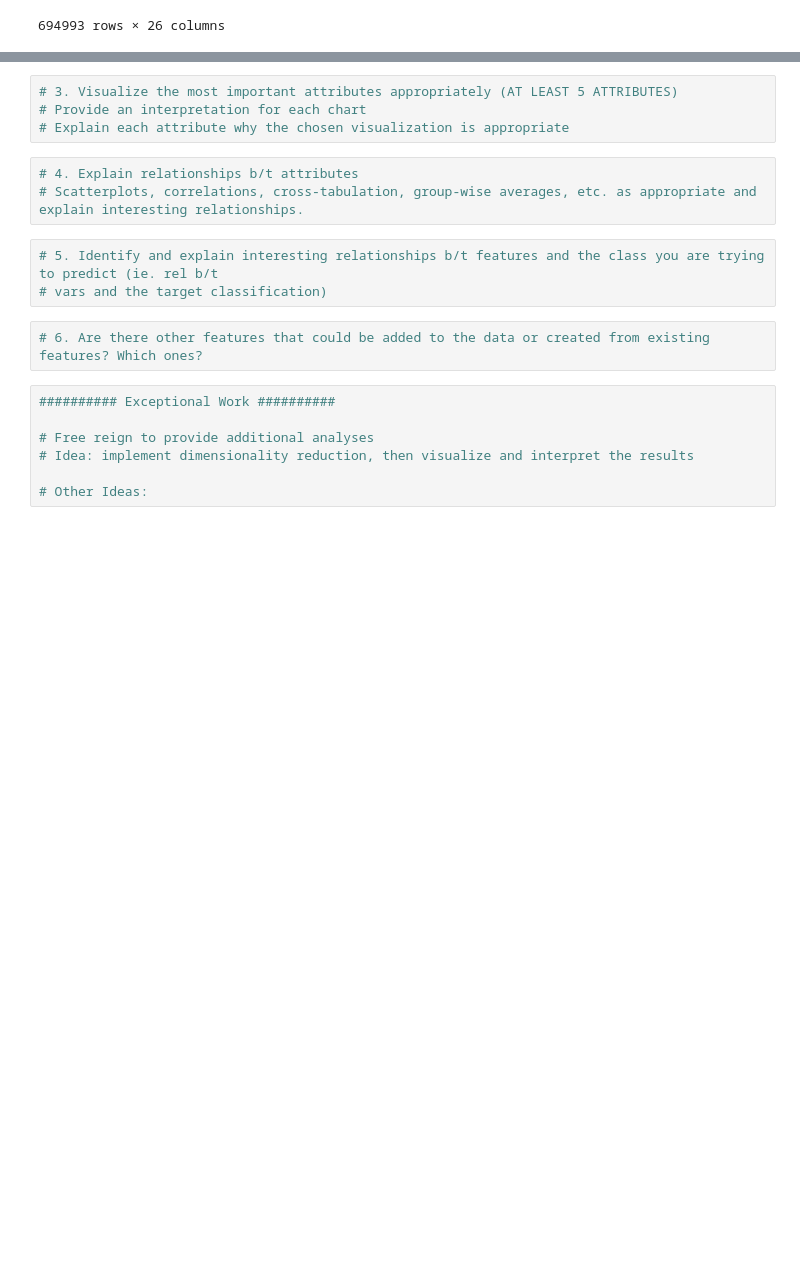
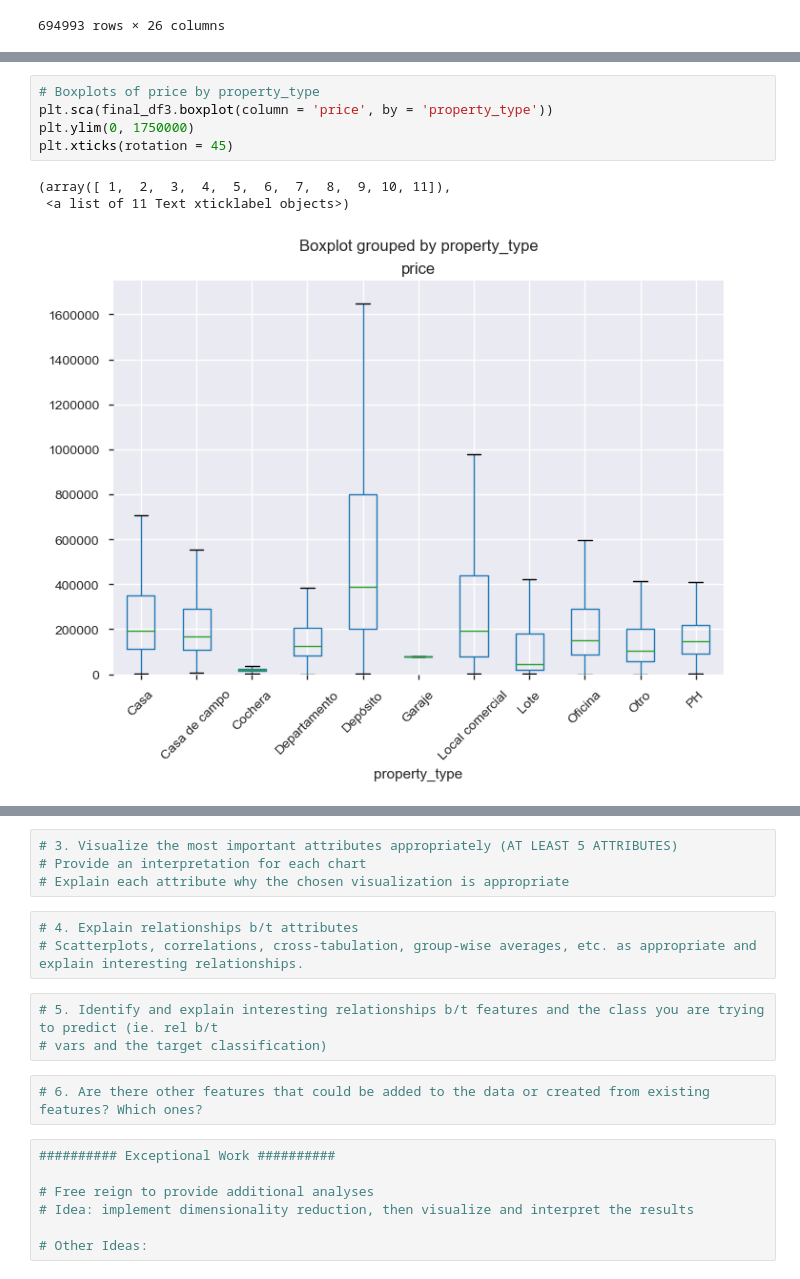
Before and after one commit to DataScienceMustang/DS_7331_MLI_Project1, a Jupyter notebook: Lab1_Code.ipynb, the cells around one changed output, grey strips where cells are left out. Saved outputs shown, nothing was run; the diff lists cells and outputs as text; blank space fills up the shorter version.

```diff
--- a/Lab1_Code.ipynb
+++ b/Lab1_Code.ipynb
@@ -262,0 +390,9 @@ Rdf = robjects.DataFrame
+# %%
+# Boxplots of price by property_type
+plt.sca(final_df3.boxplot(column = 'price', by = 'property_type'))
+plt.ylim(0, 1750000)
+plt.xticks(rotation = 45)
+# %% [output]
+(array([ 1,  2,  3,  4,  5,  6,  7,  8,  9, 10, 11]),
+ <a list of 11 Text xticklabel objects>)
+[figure, added]
```
Also changed, not shown: parts of 39 cells of this notebook.
